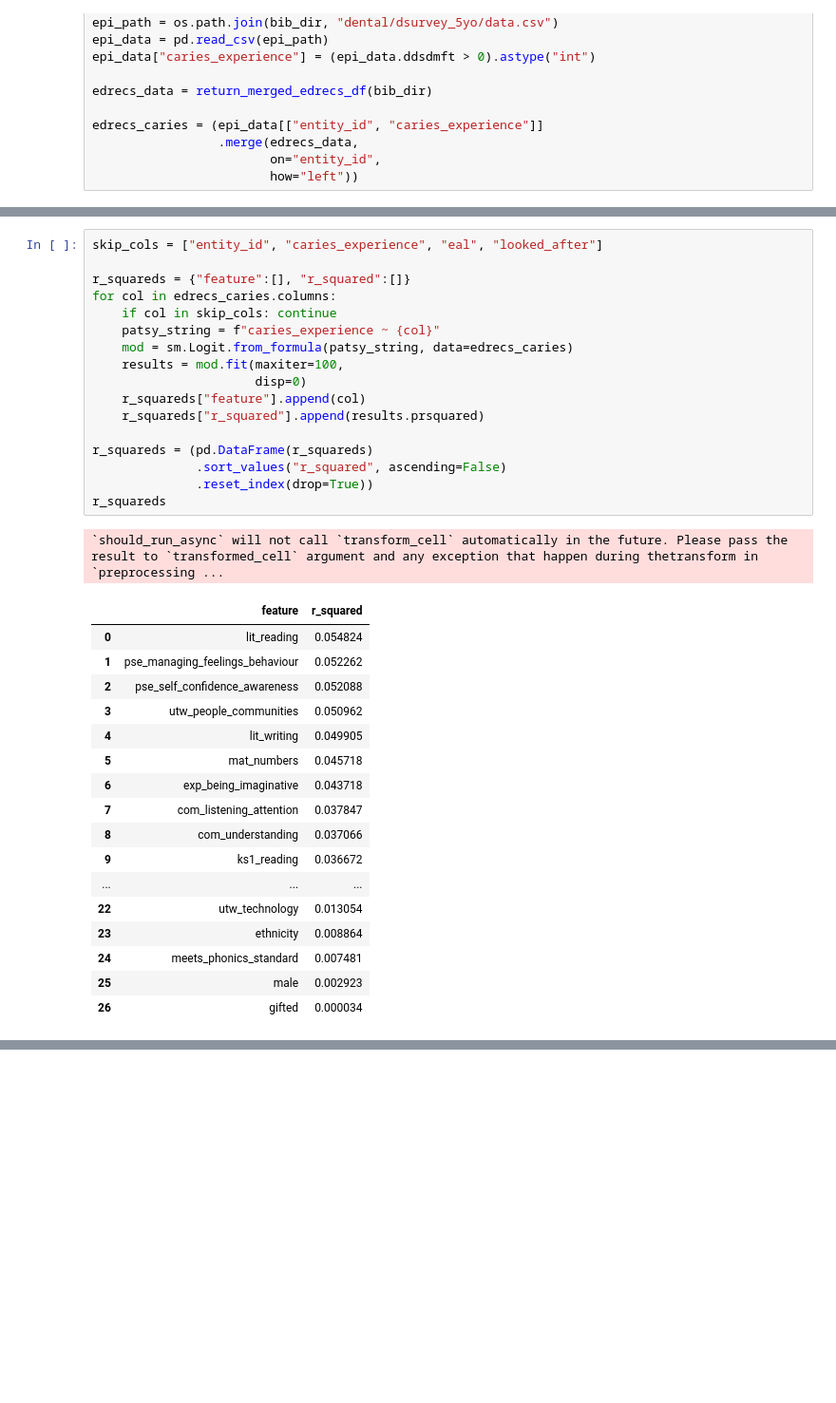
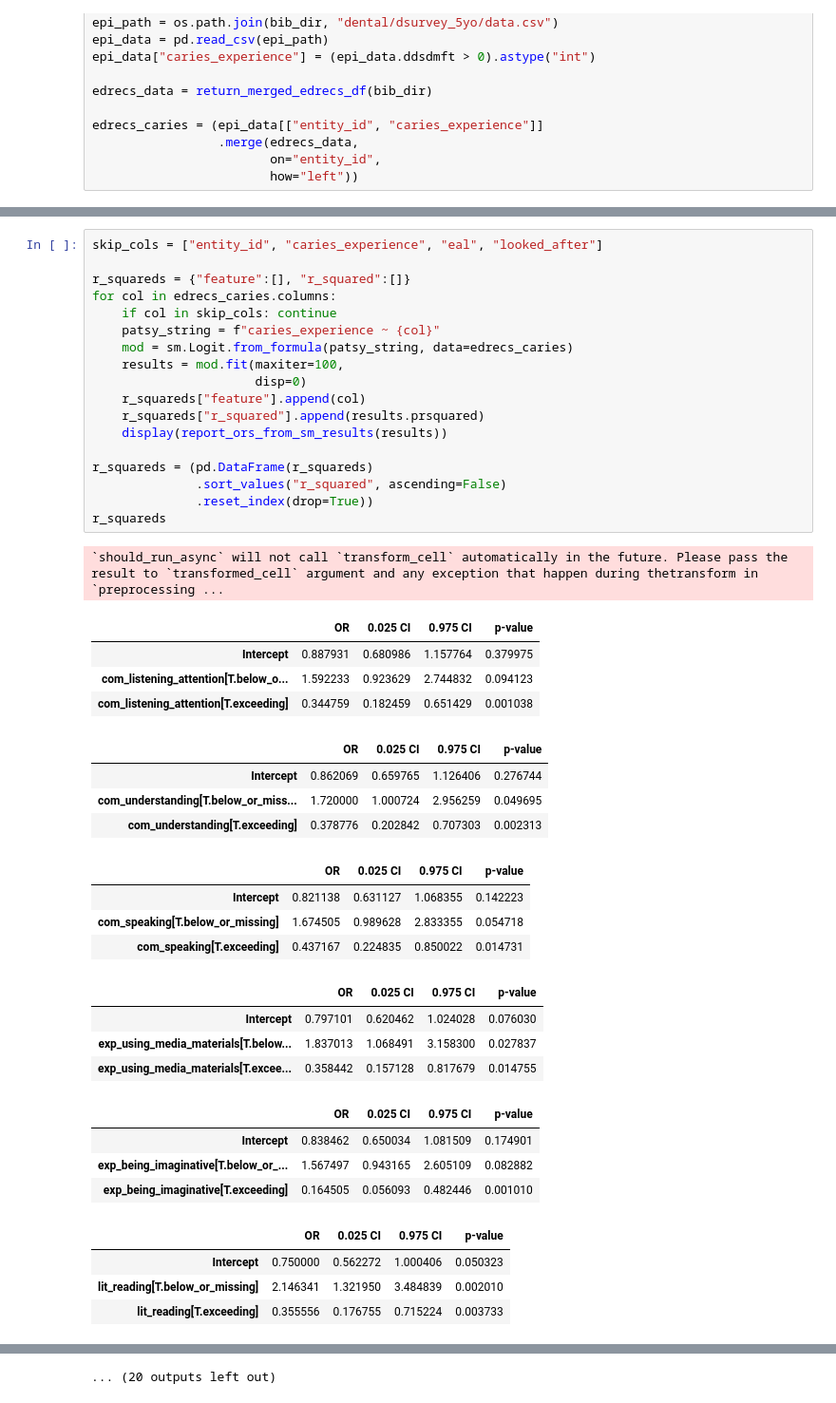
Before and after one commit to samrelins/bib_dental_proj, a Jupyter notebook: exploration/edrecs_epi.ipynb, the cells around one changed output, grey strips where cells are left out. Shown at 95% size. Drawn from its saved outputs; the diff is of its cells as text; blank space fills up the shorter version.

```diff
--- a/exploration/edrecs_epi.ipynb
+++ b/exploration/edrecs_epi.ipynb
@@ -37,36 +37,44 @@ Deprecated in NumPy 1.20; for more details and guidance: https://numpy.org/devdo
 # %%
 skip_cols = ["entity_id", "caries_experience", "eal", "looked_after"]
 
 r_squareds = {"feature":[], "r_squared":[]}
 for col in edrecs_caries.columns:
     if col in skip_cols: continue
     patsy_string = f"caries_experience ~ {col}"
     mod = sm.Logit.from_formula(patsy_string, data=edrecs_caries)
     results = mod.fit(maxiter=100,
                       disp=0)
     r_squareds["feature"].append(col)
     r_squareds["r_squared"].append(results.prsquared)
+    display(report_ors_from_sm_results(results))
 
 r_squareds = (pd.DataFrame(r_squareds)
               .sort_values("r_squared", ascending=False)
               .reset_index(drop=True))
 r_squareds
 # %% [output]
 `should_run_async` will not call `transform_cell` automatically in the future. Please pass the result to `transformed_cell` argument and any exception that happen during thetransform in `preprocessing ...
-|  | feature | r_squared |
-| 0 | lit_reading | 0.054824 |
-| 1 | pse_managing_feelings_behaviour | 0.052262 |
-| 2 | pse_self_confidence_awareness | 0.052088 |
-| 3 | utw_people_communities | 0.050962 |
-| 4 | lit_writing | 0.049905 |
-| 5 | mat_numbers | 0.045718 |
-| 6 | exp_being_imaginative | 0.043718 |
-| 7 | com_listening_attention | 0.037847 |
-| 8 | com_understanding | 0.037066 |
-| 9 | ks1_reading | 0.036672 |
-| ... | ... | ... |
-| 22 | utw_technology | 0.013054 |
-| 23 | ethnicity | 0.008864 |
-| 24 | meets_phonics_standard | 0.007481 |
-| 25 | male | 0.002923 |
-| 26 | gifted | 0.000034 |
+|  | OR | 0.025 CI | 0.975 CI | p-value |
+| Intercept | 0.887931 | 0.680986 | 1.157764 | 0.379975 |
+| com_listening_attention[T.below_o... | 1.592233 | 0.923629 | 2.744832 | 0.094123 |
+| com_listening_attention[T.exceeding] | 0.344759 | 0.182459 | 0.651429 | 0.001038 |
+|  | OR | 0.025 CI | 0.975 CI | p-value |
+| Intercept | 0.862069 | 0.659765 | 1.126406 | 0.276744 |
+| com_understanding[T.below_or_miss... | 1.720000 | 1.000724 | 2.956259 | 0.049695 |
+| com_understanding[T.exceeding] | 0.378776 | 0.202842 | 0.707303 | 0.002313 |
+|  | OR | 0.025 CI | 0.975 CI | p-value |
+| Intercept | 0.821138 | 0.631127 | 1.068355 | 0.142223 |
+| com_speaking[T.below_or_missing] | 1.674505 | 0.989628 | 2.833355 | 0.054718 |
+| com_speaking[T.exceeding] | 0.437167 | 0.224835 | 0.850022 | 0.014731 |
+|  | OR | 0.025 CI | 0.975 CI | p-value |
+| Intercept | 0.797101 | 0.620462 | 1.024028 | 0.076030 |
+| exp_using_media_materials[T.below... | 1.837013 | 1.068491 | 3.158300 | 0.027837 |
+| exp_using_media_materials[T.excee... | 0.358442 | 0.157128 | 0.817679 | 0.014755 |
+|  | OR | 0.025 CI | 0.975 CI | p-value |
+| Intercept | 0.838462 | 0.650034 | 1.081509 | 0.174901 |
+| exp_being_imaginative[T.below_or_... | 1.567497 | 0.943165 | 2.605109 | 0.082882 |
+| exp_being_imaginative[T.exceeding] | 0.164505 | 0.056093 | 0.482446 | 0.001010 |
+|  | OR | 0.025 CI | 0.975 CI | p-value |
+| Intercept | 0.750000 | 0.562272 | 1.000406 | 0.050323 |
+| lit_reading[T.below_or_missing] | 2.146341 | 1.321950 | 3.484839 | 0.002010 |
+| lit_reading[T.exceeding] | 0.355556 | 0.176755 | 0.715224 | 0.003733 |
@@ -73,3 +101,4 @@ r_squareds
+... (20 outputs left out)
 # %%
 ed_cols = ['com_listening_attention', 'com_understanding', 'com_speaking',
            'exp_using_media_materials', 'exp_being_imaginative', 'lit_reading',
```
Also changed, not shown: parts of 11 cells of this notebook, 1 other file.
